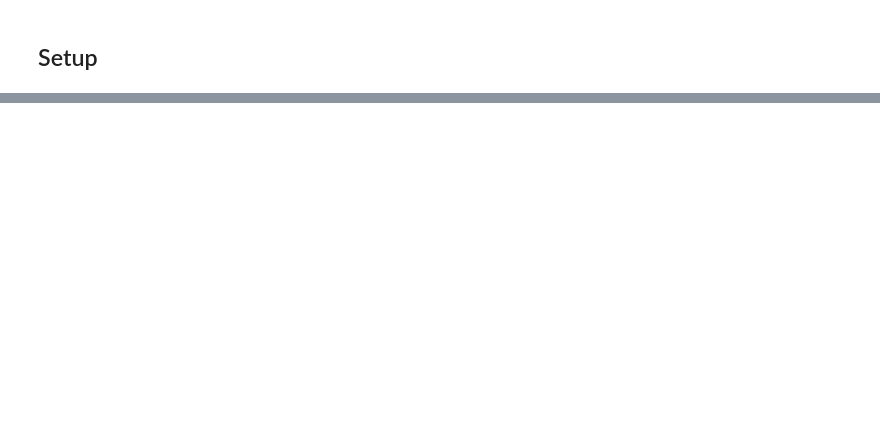
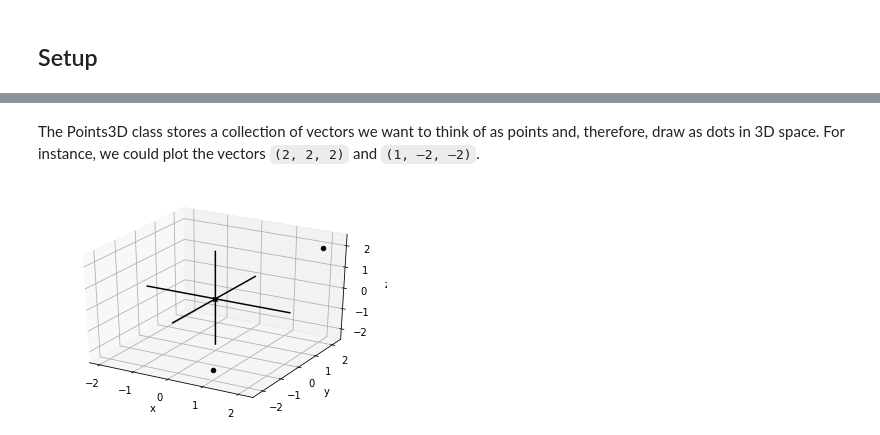
Before and after one commit to rahiakela/math-for-programmers, a Jupyter notebook: 3-ascending-to-3d-world/3d_drawing_with_python.ipynb, the cells around one changed output, grey strips where cells are left out. Cells and saved outputs as stored; diff of their text form; code cells hidden in the pictures; blank space fills up the shorter version.

```diff
--- a/3-ascending-to-3d-world/3d_drawing_with_python.ipynb
+++ b/3-ascending-to-3d-world/3d_drawing_with_python.ipynb
@@ -48,0 +42,6 @@ from vector_drawing import *
+# %% [markdown]
+The Points3D class stores a collection of vectors we want to think of as points and, therefore, draw as dots in 3D space. For instance, we could plot the vectors `(2, 2, 2)` and `(1, –2, –2)`.
+# %%
+draw3d(Points3D((2, 2, 2), (1, -2, -2)))
+# %% [output]
+[figure, added]
```
Also changed, not shown: parts of 12 cells of this notebook.
